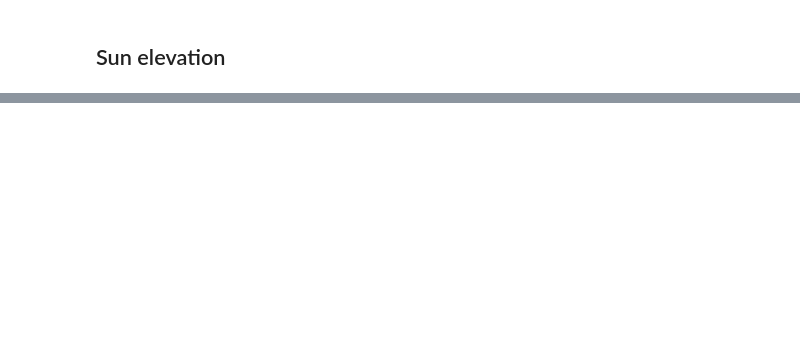
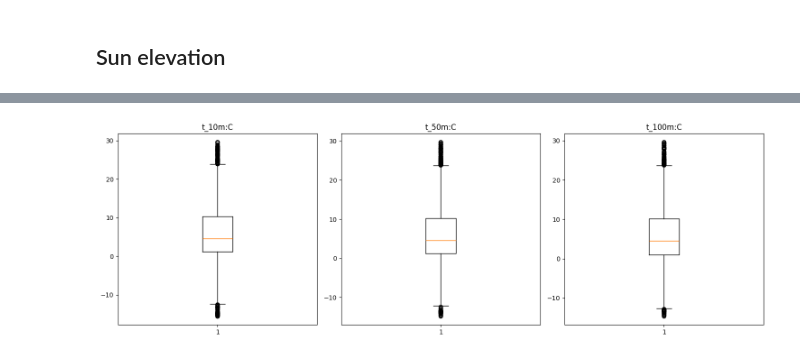
Before and after one commit to Niki827/watt_squad, a Jupyter notebook: preprocessing_anna.ipynb, the cells around one changed output, grey strips where cells are left out. Drawn from its saved outputs; the diff is of its cells as text; code cells hidden in the pictures; blank space fills up the shorter version.

```diff
--- a/preprocessing_anna.ipynb
+++ b/preprocessing_anna.ipynb
@@ -230,0 +313,17 @@ axes[0].set_title('sun_elevation')
+# %%
+fig, axes = plt.subplots(1, 3, figsize=(15, 5))  # 1 row, 5 columns
+
+axes[0].boxplot(df['t_10m:C'])
+axes[0].set_title('t_10m:C')
+
+axes[1].boxplot(df['t_50m:C'])
+axes[1].set_title('t_50m:C')
+
+axes[2].boxplot(df['t_100m:C'])
+axes[2].set_title('t_100m:C')
+
+
+plt.tight_layout()
+plt.show()
+# %% [output]
+[figure, added]
```
Also changed, not shown: parts of 15 cells of this notebook.
